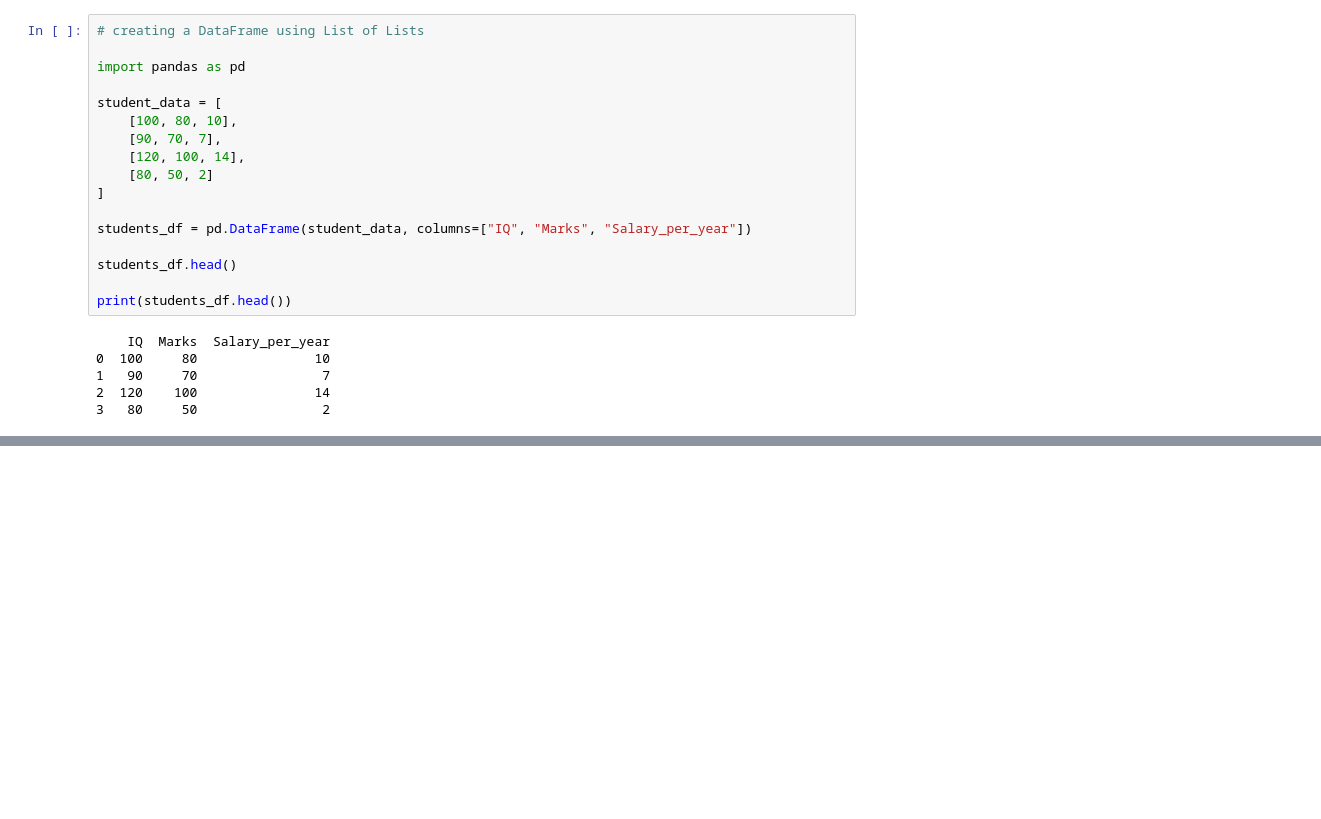
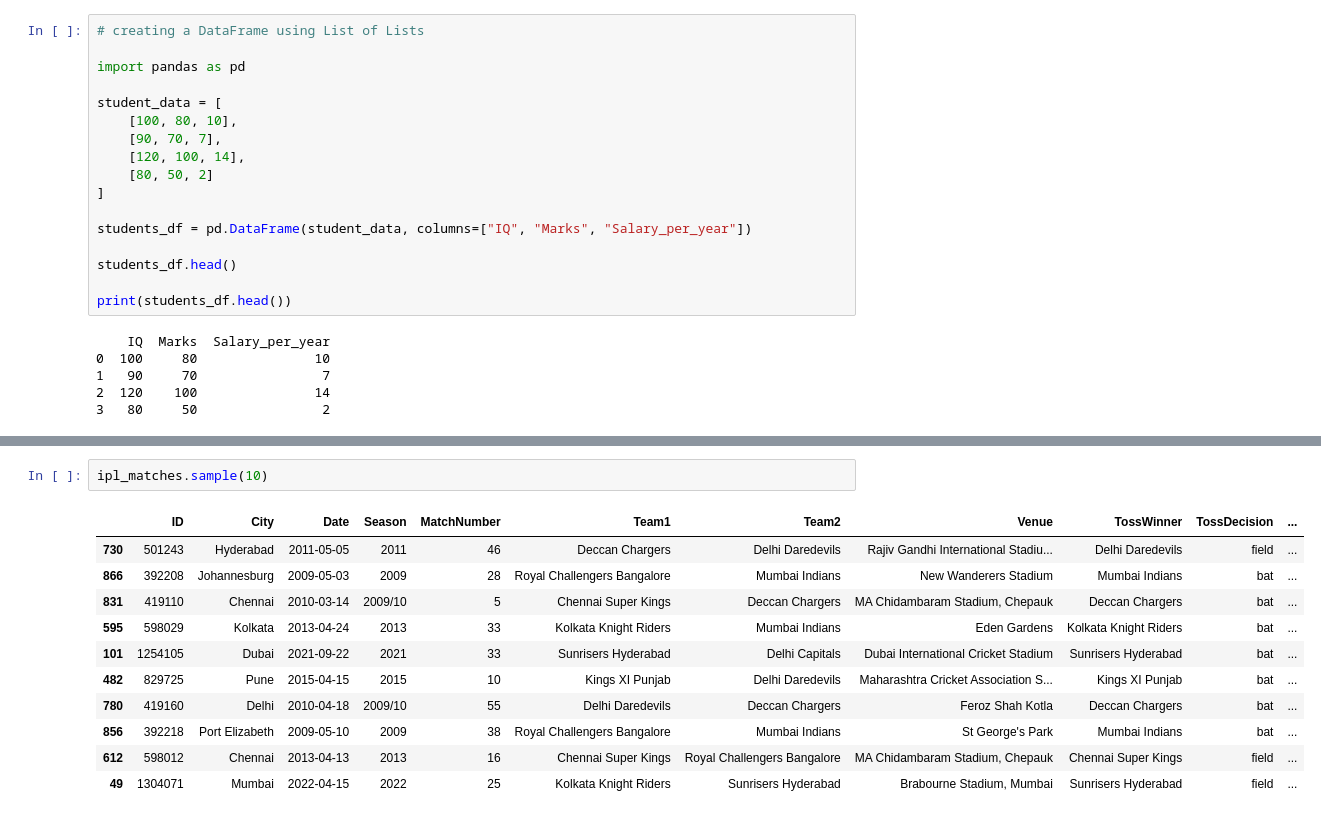
Before and after one commit to arsal3646/Python_Projects, a Jupyter notebook: CampusX_Data_Science_Course/017_Pandas_DataFrame.ipynb, the cells around one changed output, grey strips where cells are left out. Drawn from its saved outputs; the diff is of its cells as text; blank space fills up the shorter version.

```diff
--- a/CampusX_Data_Science_Course/017_Pandas_DataFrame.ipynb
+++ b/CampusX_Data_Science_Course/017_Pandas_DataFrame.ipynb
@@ -118,0 +154,14 @@ print(students_df.head())
+# %%
+ipl_matches.sample(10)
+# %% [output]
+|  | ID | City | Date | Season | MatchNumber | Team1 | Team2 | Venue | TossWinner | TossDecision | ... |
+| 730 | 501243 | Hyderabad | 2011-05-05 | 2011 | 46 | Deccan Chargers | Delhi Daredevils | Rajiv Gandhi International Stadiu... | Delhi Daredevils | field | ... |
+| 866 | 392208 | Johannesburg | 2009-05-03 | 2009 | 28 | Royal Challengers Bangalore | Mumbai Indians | New Wanderers Stadium | Mumbai Indians | bat | ... |
+| 831 | 419110 | Chennai | 2010-03-14 | 2009/10 | 5 | Chennai Super Kings | Deccan Chargers | MA Chidambaram Stadium, Chepauk | Deccan Chargers | bat | ... |
+| 595 | 598029 | Kolkata | 2013-04-24 | 2013 | 33 | Kolkata Knight Riders | Mumbai Indians | Eden Gardens | Kolkata Knight Riders | bat | ... |
+| 101 | 1254105 | Dubai | 2021-09-22 | 2021 | 33 | Sunrisers Hyderabad | Delhi Capitals | Dubai International Cricket Stadium | Sunrisers Hyderabad | bat | ... |
+| 482 | 829725 | Pune | 2015-04-15 | 2015 | 10 | Kings XI Punjab | Delhi Daredevils | Maharashtra Cricket Association S... | Kings XI Punjab | bat | ... |
+| 780 | 419160 | Delhi | 2010-04-18 | 2009/10 | 55 | Delhi Daredevils | Deccan Chargers | Feroz Shah Kotla | Deccan Chargers | bat | ... |
+| 856 | 392218 | Port Elizabeth | 2009-05-10 | 2009 | 38 | Royal Challengers Bangalore | Mumbai Indians | St George's Park | Mumbai Indians | bat | ... |
+| 612 | 598012 | Chennai | 2013-04-13 | 2013 | 16 | Chennai Super Kings | Royal Challengers Bangalore | MA Chidambaram Stadium, Chepauk | Chennai Super Kings | field | ... |
+| 49 | 1304071 | Mumbai | 2022-04-15 | 2022 | 25 | Kolkata Knight Riders | Sunrisers Hyderabad | Brabourne Stadium, Mumbai | Sunrisers Hyderabad | field | ... |
```
Also changed, not shown: parts of 21 cells of this notebook.
